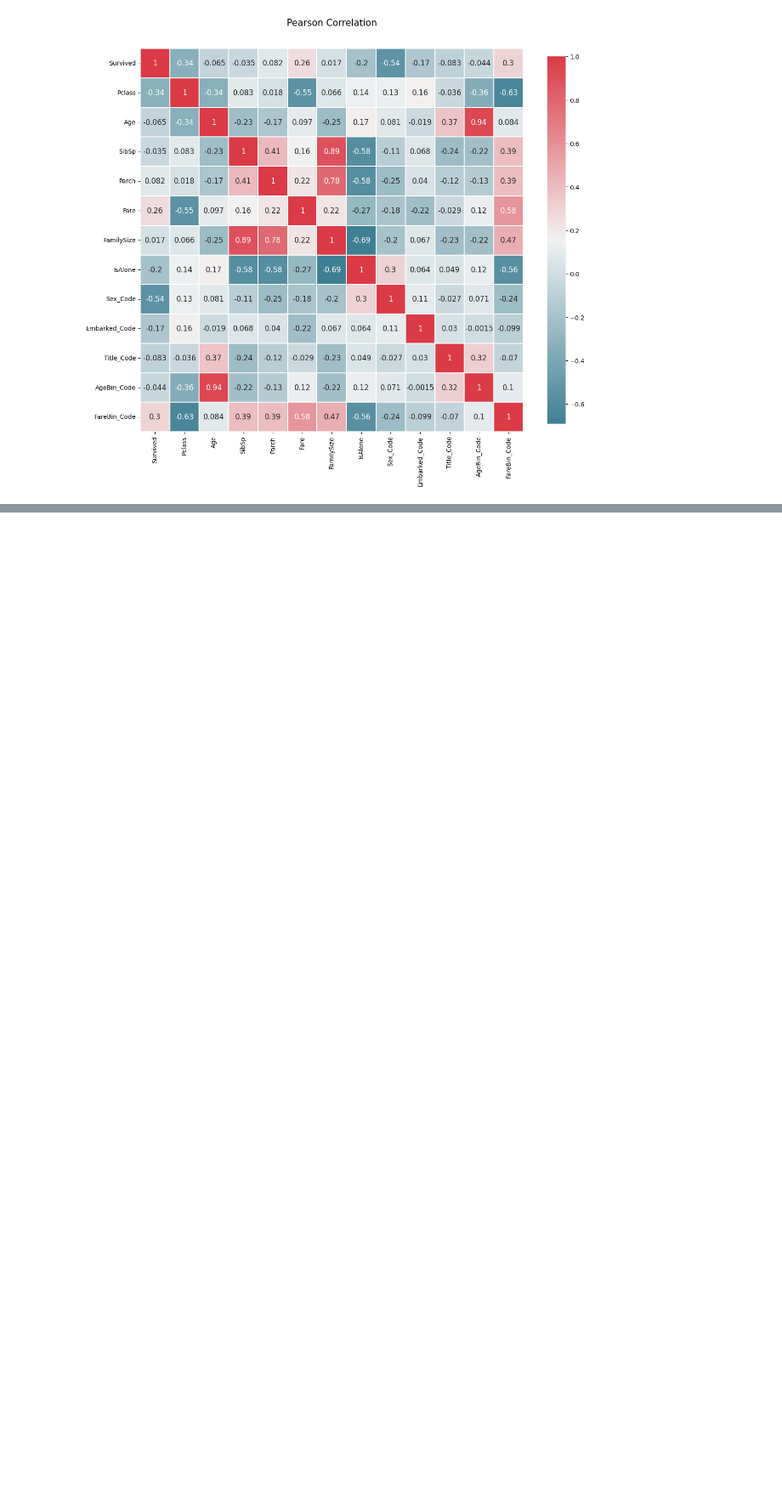
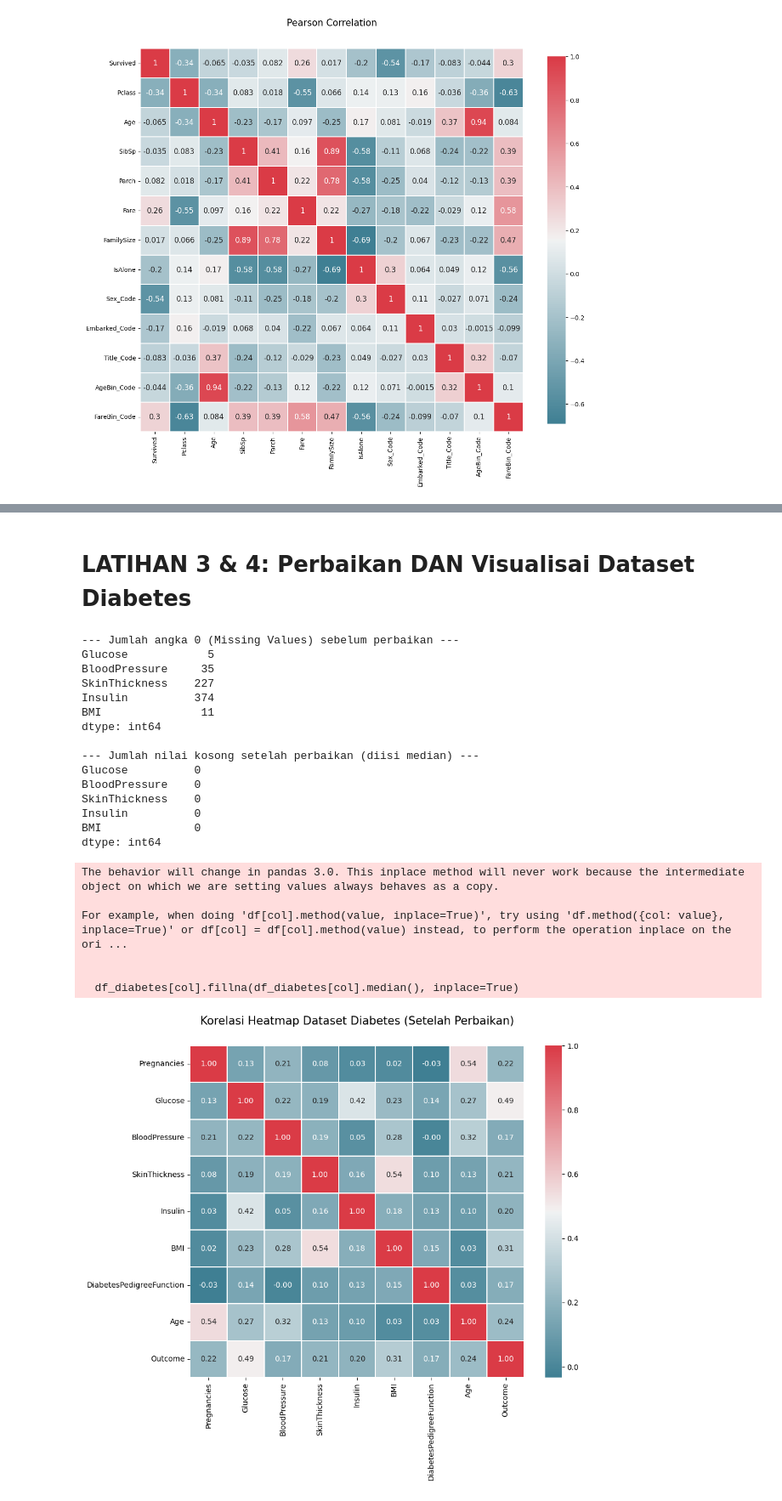
Before and after one commit to nafilafiryal/data_mining, a Jupyter notebook: 4_CleaningData.ipynb, the cells around one changed output, grey strips where cells are left out. Shown at 85% size. Drawn from its saved outputs; the diff is of its cells as text; code cells hidden in the pictures; blank space fills up the shorter version.

```diff
--- a/4_CleaningData.ipynb
+++ b/4_CleaningData.ipynb
@@ -413,0 +427,55 @@ correlation_heatmap(data1)
+# %% [markdown]
+# LATIHAN 3 & 4: Perbaikan DAN Visualisai Dataset Diabetes
+# %%
+import pandas as pd
+import numpy as np
+import seaborn as sns
+import matplotlib.pyplot as plt
+
+df_diabetes = pd.read_csv('/content/drive/MyDrive/dataMining/diabetes.csv')
+
+fitur_bermasalah = ['Glucose', 'BloodPressure', 'SkinThickness', 'Insulin', 'BMI']
+print("--- Jumlah angka 0 (Missing Values) sebelum perbaikan ---")
+print((df_diabetes[fitur_bermasalah] == 0).sum())
+
+df_diabetes[fitur_bermasalah] = df_diabetes[fitur_bermasalah].replace(0, np.nan)
+
+for col in fitur_bermasalah:
+    df_diabetes[col].fillna(df_diabetes[col].median(), inplace=True)
+
+print("\n--- Jumlah nilai kosong setelah perbaikan (diisi median) ---")
+print(df_diabetes[fitur_bermasalah].isnull().sum())
+
+plt.figure(figsize=(10,8))
+colormap = sns.diverging_palette(220, 10, as_cmap=True)
+sns.heatmap(df_diabetes.corr(), annot=True, cmap=colormap, fmt=".2f", linewidths=0.1)
+plt.title('Korelasi Heatmap Dataset Diabetes (Setelah Perbaikan)', y=1.05, size=15)
+plt.show()
+
+plt.figure(figsize=(8,5))
+sns.histplot(data=df_diabetes, x='BMI', hue='Outcome', multiple='stack', kde=True)
+plt.title('Distribusi BMI Berdasarkan Status Diabetes')
+plt.show()
+# %% [output]
+--- Jumlah angka 0 (Missing Values) sebelum perbaikan ---
+Glucose            5
+BloodPressure     35
+SkinThickness    227
+Insulin          374
+BMI               11
+dtype: int64
+
+--- Jumlah nilai kosong setelah perbaikan (diisi median) ---
+Glucose          0
+BloodPressure    0
+SkinThickness    0
+Insulin          0
+BMI              0
+dtype: int64
+The behavior will change in pandas 3.0. This inplace method will never work because the intermediate object on which we are setting values always behaves as a copy.
+
+For example, when doing 'df[col].method(value, inplace=True)', try using 'df.method({col: value}, inplace=True)' or df[col] = df[col].method(value) instead, to perform the operation inplace on the ori ...
+
+
+  df_diabetes[col].fillna(df_diabetes[col].median(), inplace=True)
+[figure, added]
```
Also changed, not shown: parts of 5 cells of this notebook.
